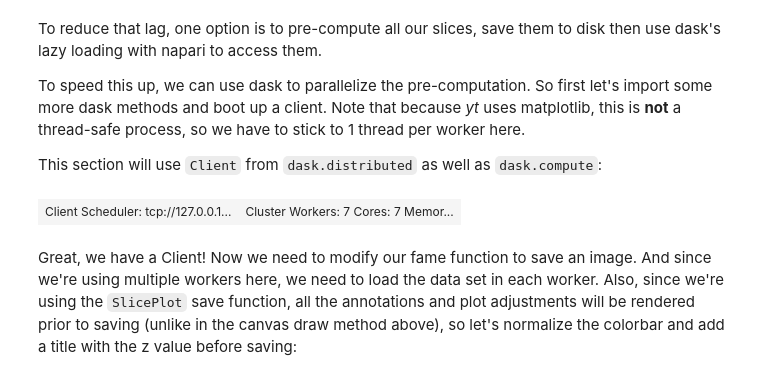
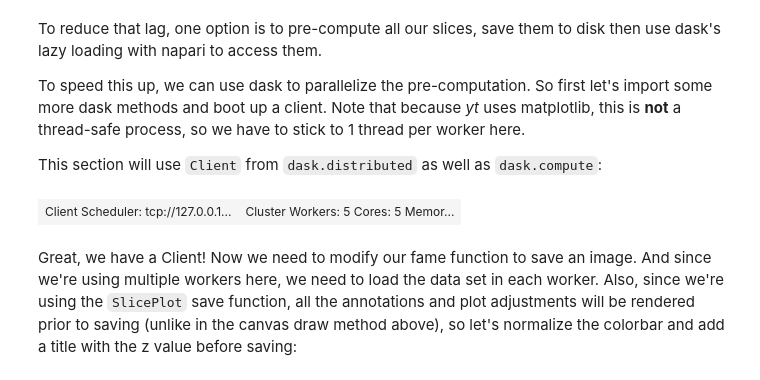
Before and after one commit to chrishavlin/yt_scratch, a Jupyter notebook: notebooks/yt_dask_napari.ipynb, the cells around one changed output. Cells and saved outputs as stored; diff of their text form; code cells hidden in the pictures.

```diff
--- a/notebooks/yt_dask_napari.ipynb
+++ b/notebooks/yt_dask_napari.ipynb
@@ -203,10 +225,10 @@ To speed this up, we can use dask to parallelize the pre-computation. So first l
 
 This section will use `Client` from `dask.distributed` as well as `dask.compute`:
 # %%
-client = Client(threads_per_worker=1, n_workers=7)
+client = Client(threads_per_worker=1, n_workers=5)
 client
 # %% [output]
-| Client Scheduler: tcp://127.0.0.1... | Cluster Workers: 7 Cores: 7 Memor... |
+| Client Scheduler: tcp://127.0.0.1... | Cluster Workers: 5 Cores: 5 Memor... |
 # %%
 save_dir =os.path.join(yt.config.ytcfg.get("yt", "test_data_dir"),'testing_ytdasknapari')
 if not os.path.exists(save_dir):
```
Also changed, not shown: parts of 9 cells of this notebook.
